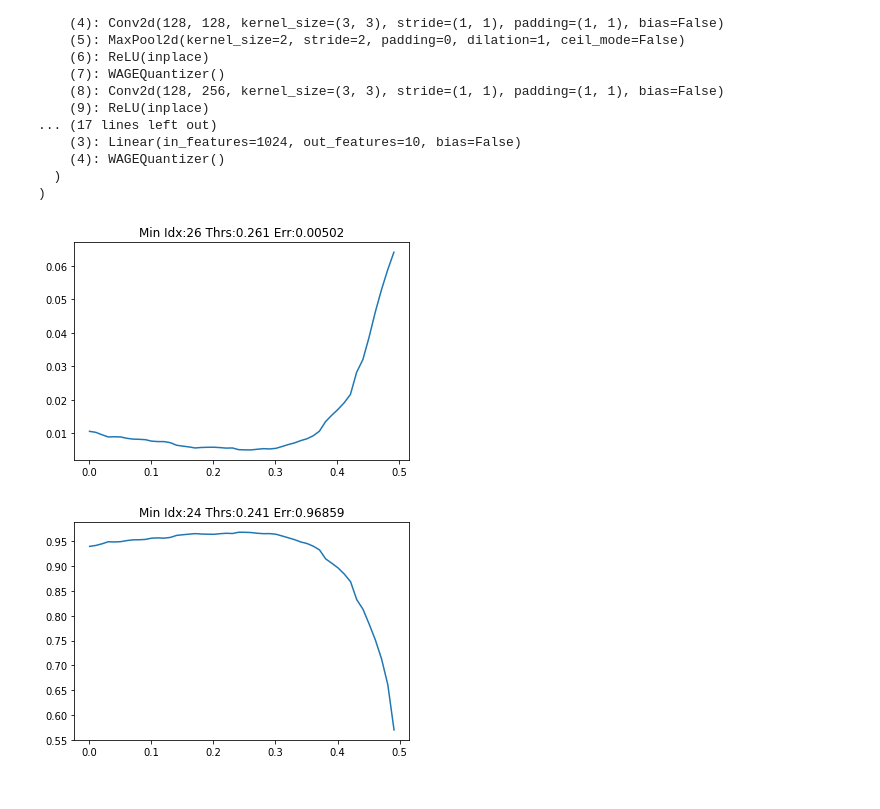
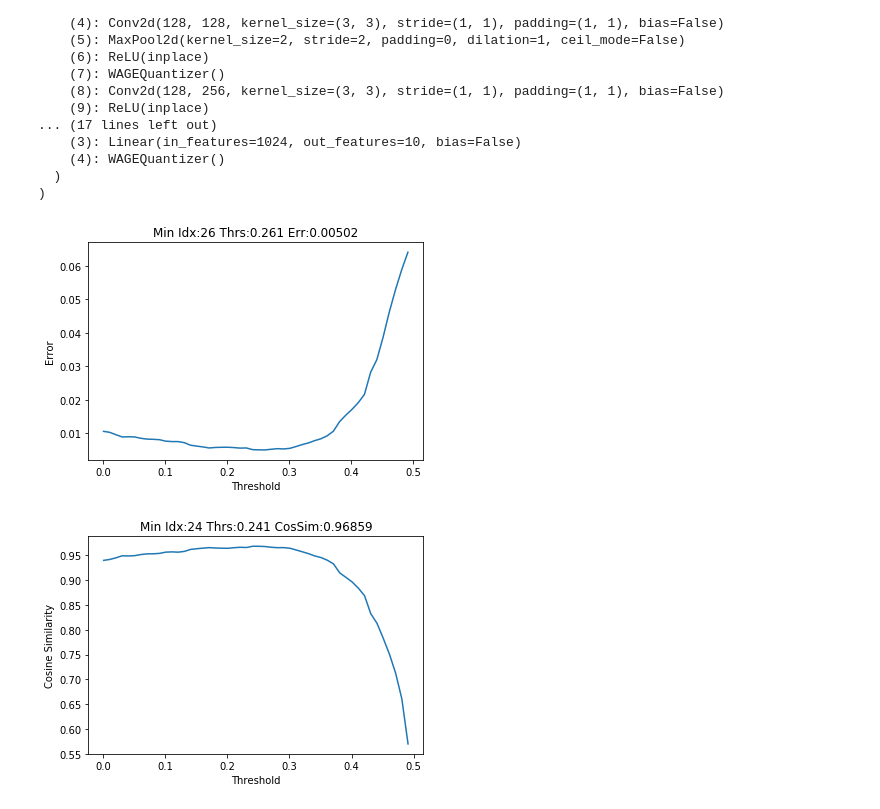
Before and after one commit to stevenygd/WAGE.pytorch, a Jupyter notebook: TernaryQuantization.ipynb, the cells around one changed output. Cells and saved outputs as stored; diff of their text form; code cells hidden in the pictures.

```diff
--- a/TernaryQuantization.ipynb
+++ b/TernaryQuantization.ipynb
@@ -212,13 +212,17 @@ with torch.no_grad():
 # %%
 min_idx = np.argmin(np.array(errs))
 plt.plot(thrs, errs)
 plt.title("Min Idx:%d Thrs:%s Err:%2.5f"%(min_idx, thrs[min_idx], errs[min_idx]))
+plt.ylabel('Error')
+plt.xlabel('Threshold')
 plt.show()
 
 max_idx = np.argmax(np.array(cos_errs))
 plt.plot(thrs, cos_errs)
-plt.title("Min Idx:%d Thrs:%s Err:%2.5f"%(max_idx, thrs[max_idx], cos_errs[max_idx]))
+plt.title("Min Idx:%d Thrs:%s CosSim:%2.5f"%(max_idx, thrs[max_idx], cos_errs[max_idx]))
+plt.ylabel('Cosine Similarity')
+plt.xlabel('Threshold')
 plt.show()
 # %% [output]
-[figure, old version]
+[figure, new version]
-[figure, old version]
+[figure, new version]
```
